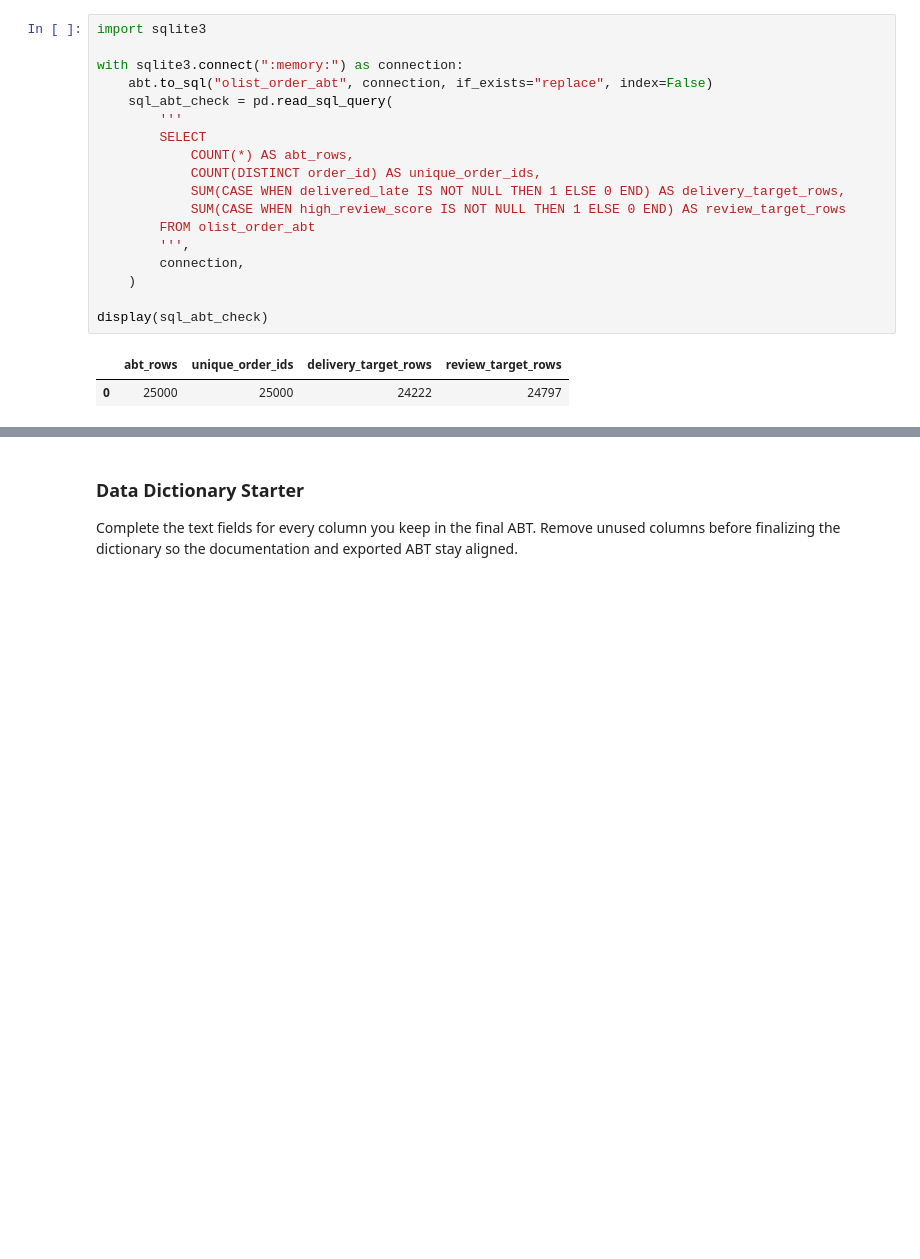
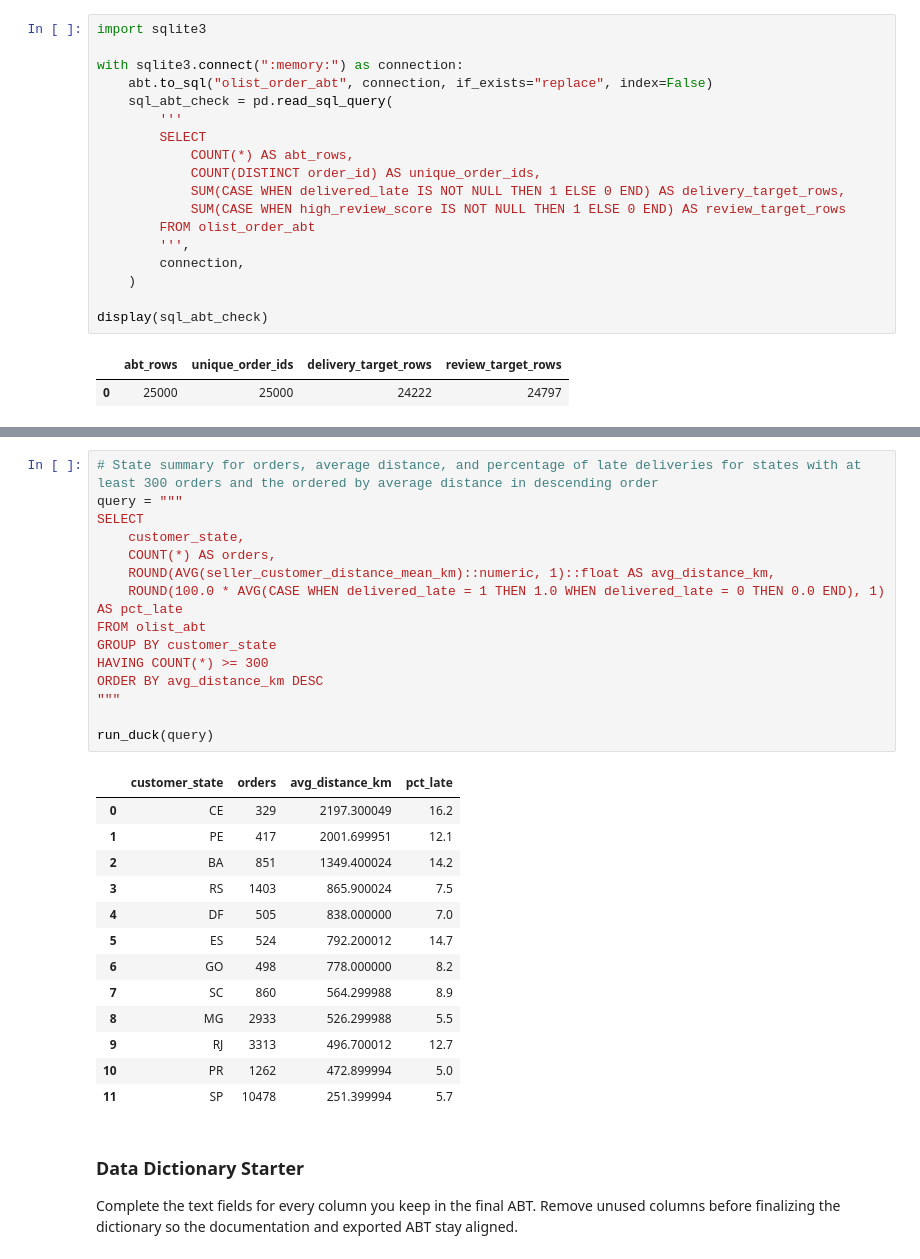
Before and after one commit to JonathanStachowiak/Option_2_Final_Project_Jonathan_Stachowiak, a Jupyter notebook: notebooks/olist_project_starter.ipynb, the cells around one changed output, grey strips where cells are left out. Cells and saved outputs as stored; diff of their text form; blank space fills up the shorter version.

```diff
--- a/notebooks/olist_project_starter.ipynb
+++ b/notebooks/olist_project_starter.ipynb
@@ -1304,3 +1394,32 @@ display(sql_abt_check)
+# %%
+# State summary for orders, average distance, and percentage of late deliveries for states with at least 300 orders and the ordered by average distance in descending order
+query = """
+SELECT
+    customer_state,
+    COUNT(*) AS orders,
+    ROUND(AVG(seller_customer_distance_mean_km)::numeric, 1)::float AS avg_distance_km,
+    ROUND(100.0 * AVG(CASE WHEN delivered_late = 1 THEN 1.0 WHEN delivered_late = 0 THEN 0.0 END), 1) AS pct_late
+FROM olist_abt
+GROUP BY customer_state
+HAVING COUNT(*) >= 300
+ORDER BY avg_distance_km DESC
+"""
+
+run_duck(query)
+# %% [output]
+|  | customer_state | orders | avg_distance_km | pct_late |
+| 0 | CE | 329 | 2197.300049 | 16.2 |
+| 1 | PE | 417 | 2001.699951 | 12.1 |
+| 2 | BA | 851 | 1349.400024 | 14.2 |
+| 3 | RS | 1403 | 865.900024 | 7.5 |
+| 4 | DF | 505 | 838.000000 | 7.0 |
+| 5 | ES | 524 | 792.200012 | 14.7 |
+| 6 | GO | 498 | 778.000000 | 8.2 |
+| 7 | SC | 860 | 564.299988 | 8.9 |
+| 8 | MG | 2933 | 526.299988 | 5.5 |
+| 9 | RJ | 3313 | 496.700012 | 12.7 |
+| 10 | PR | 1262 | 472.899994 | 5.0 |
+| 11 | SP | 10478 | 251.399994 | 5.7 |
 # %% [markdown]
 ### Data Dictionary Starter
 
```
Also changed, not shown: parts of 8 cells of this notebook, 1 other file.
